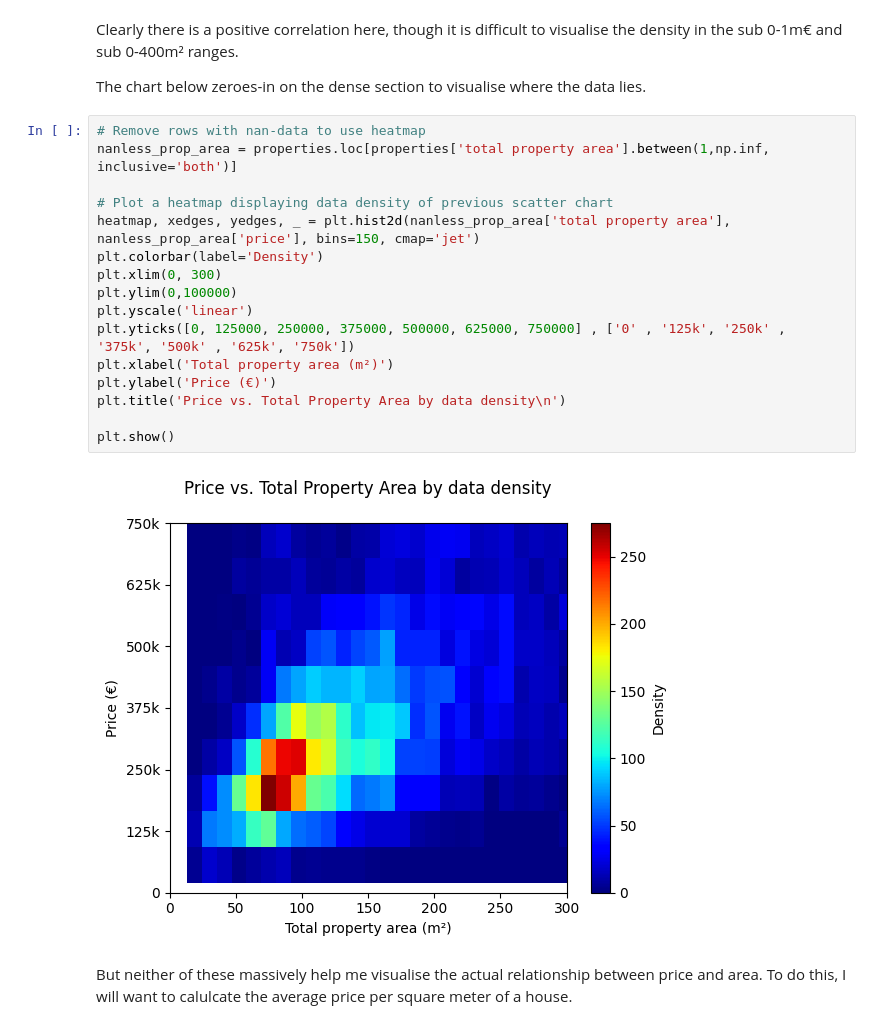
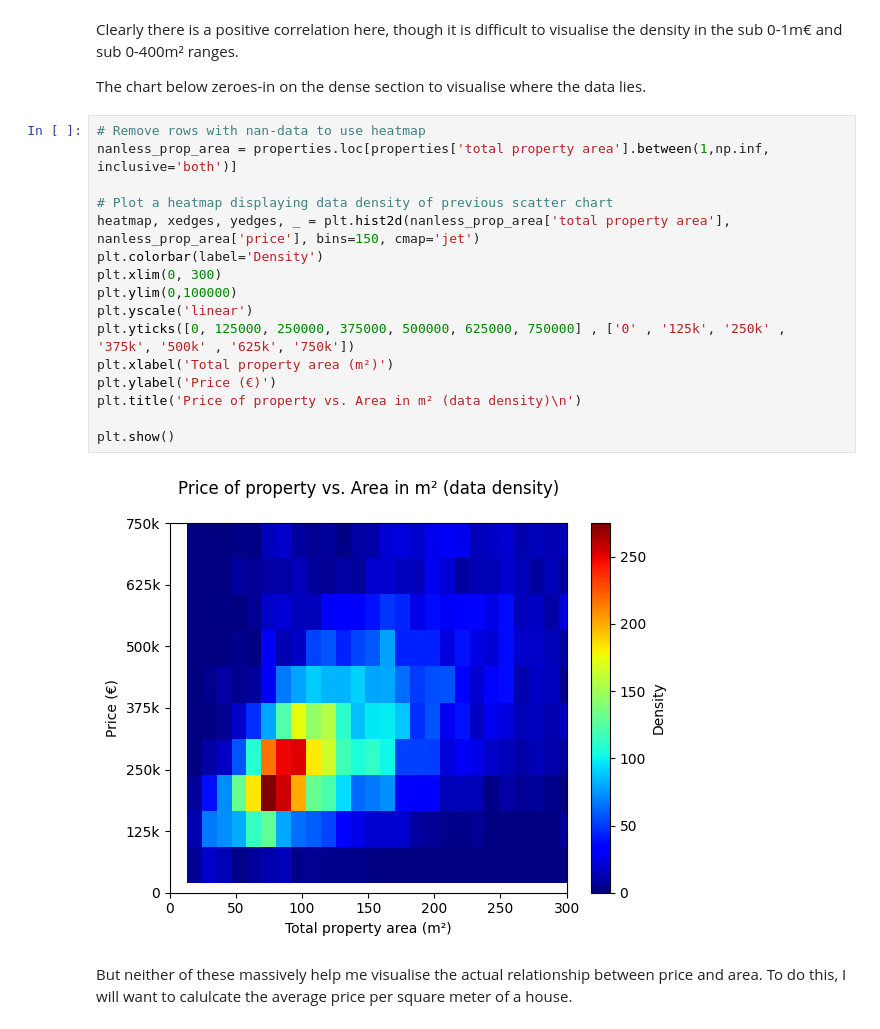
Before and after one commit to ghollingdale/PropertyAnalysisBE, a Jupyter notebook: Data_Analysis.ipynb, the cells around one changed output. Cells and saved outputs as stored; diff of their text form.

```diff
--- a/Data_Analysis.ipynb
+++ b/Data_Analysis.ipynb
@@ -160,21 +160,21 @@ The chart below zeroes-in on the dense section to visualise where the data lies.
 # %%
 # Remove rows with nan-data to use heatmap
 nanless_prop_area = properties.loc[properties['total property area'].between(1,np.inf, inclusive='both')]
 
 # Plot a heatmap displaying data density of previous scatter chart
 heatmap, xedges, yedges, _ = plt.hist2d(nanless_prop_area['total property area'], nanless_prop_area['price'], bins=150, cmap='jet')
 plt.colorbar(label='Density')
 plt.xlim(0, 300)
 plt.ylim(0,100000)
 plt.yscale('linear')
 plt.yticks([0, 125000, 250000, 375000, 500000, 625000, 750000] , ['0' , '125k', '250k' , '375k', '500k' , '625k', '750k'])
 plt.xlabel('Total property area (m²)')
 plt.ylabel('Price (€)')
-plt.title('Price vs. Total Property Area by data density\n')
+plt.title('Price of property vs. Area in m² (data density)\n')
 
 plt.show()
 # %% [output]
-[figure, old version]
+[figure, new version]
 # %% [markdown]
 But neither of these massively help me visualise the actual relationship between price and area. To do this, I will want to calulcate the average price per square meter of a house.
 # %%
```
Also changed, not shown: parts of 6 cells of this notebook.
